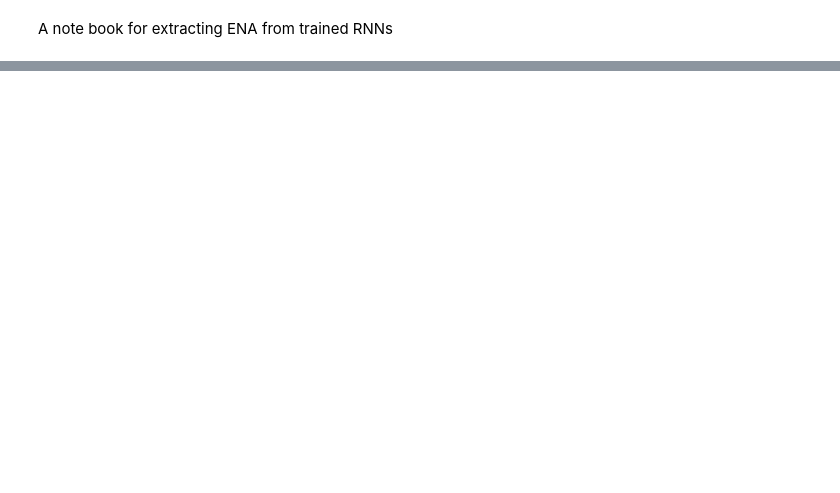
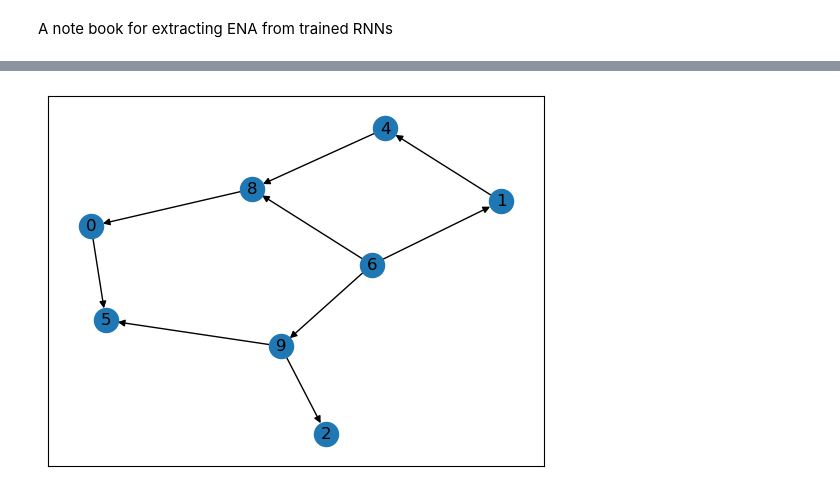
Before and after one commit to Muhfad/Excitable-Reservoirs, a Jupyter notebook: extracting.ipynb, the cells around one changed output, grey strips where cells are left out. Saved outputs shown, nothing was run; the diff lists cells and outputs as text; code cells hidden in the pictures; blank space fills up the shorter version.

```diff
--- a/extracting.ipynb
+++ b/extracting.ipynb
@@ -501,3 +534,33 @@ plt.show()
 # %%
 with open('ena_untrained_params.pkl', 'wb') as f:
     pickle.dump(extractor, f)
+# %%
+# with a random adjacency matrix
+k = 10
+n_out = 1
+n_in = 1
+# n = Wr.shape[0]
+graph_seed = 3
+
+A = torch.zeros((k, k))
+A[0, 5] = 1
+A[1, 4] = 1
+A[4, 8] = 1
+A[6, [1, 8, 9]] = 1
+A[8, 0] = 1
+A[9, [2, 5]] = 1
+Wp = 0.01*torch.ones((k, k))
+beta = torch.tensor(10.0)
+# sparsity = 0.5*1/n
+# def __init__(self, k, beta_init, p_init, w_p, n_out, A):
+scaling = torch.tensor([0.1, 1, 1.0])
+extractor = ENA_extractor(k, beta, p, Wp, n_out, n_in, scaling, A)
+loss_fn = torch.nn.MSELoss()
+
+G = convert_to_nx(A)
+pos = nx.spring_layout(G)
+pos = nx.nx_agraph.graphviz_layout(G)
+nx.draw_networkx(G, pos, edge_color = 'k'); plt.show()
+#%%
+# %% [output]
+[figure, added]
```
Also changed, not shown: parts of 29 cells of this notebook, 6 other files.
